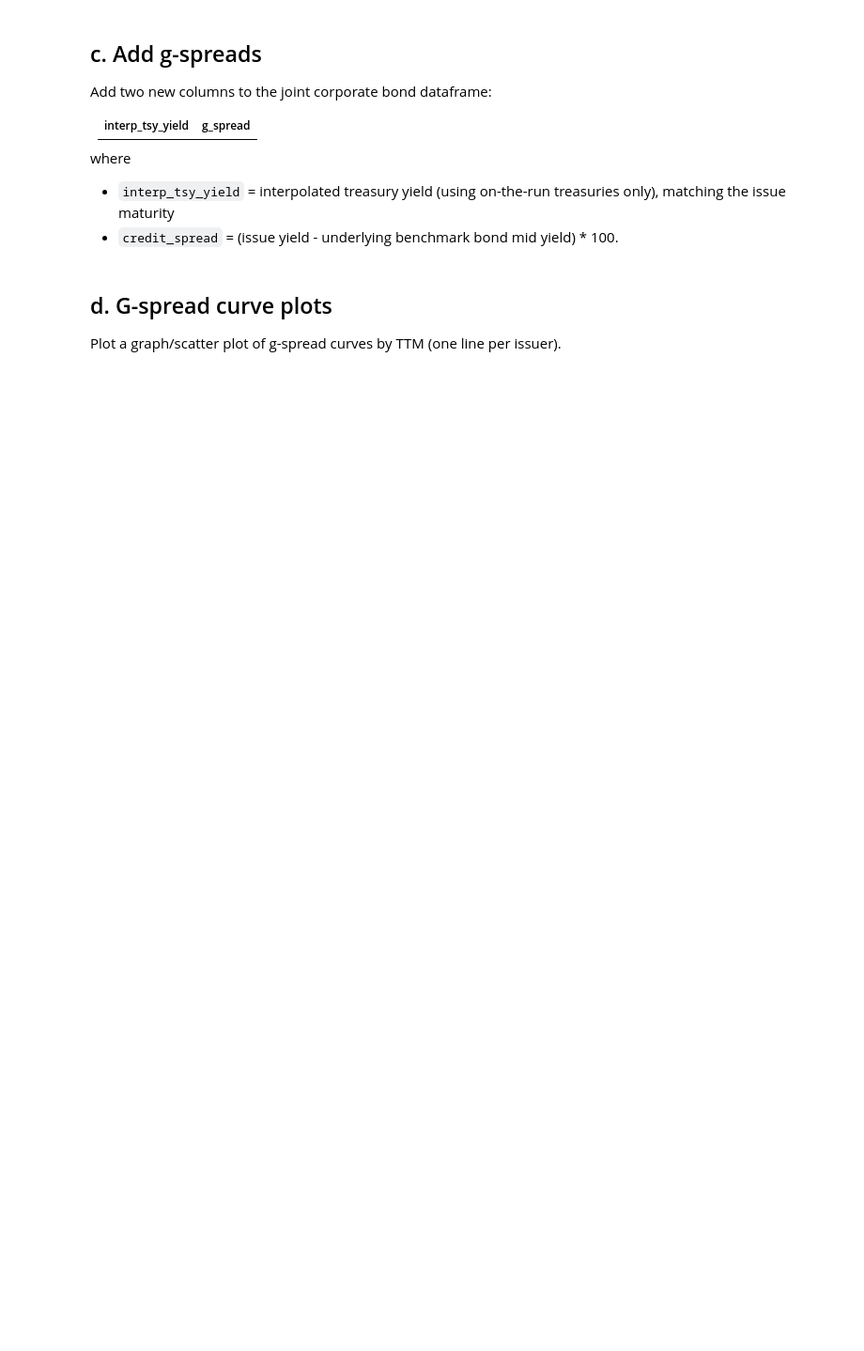
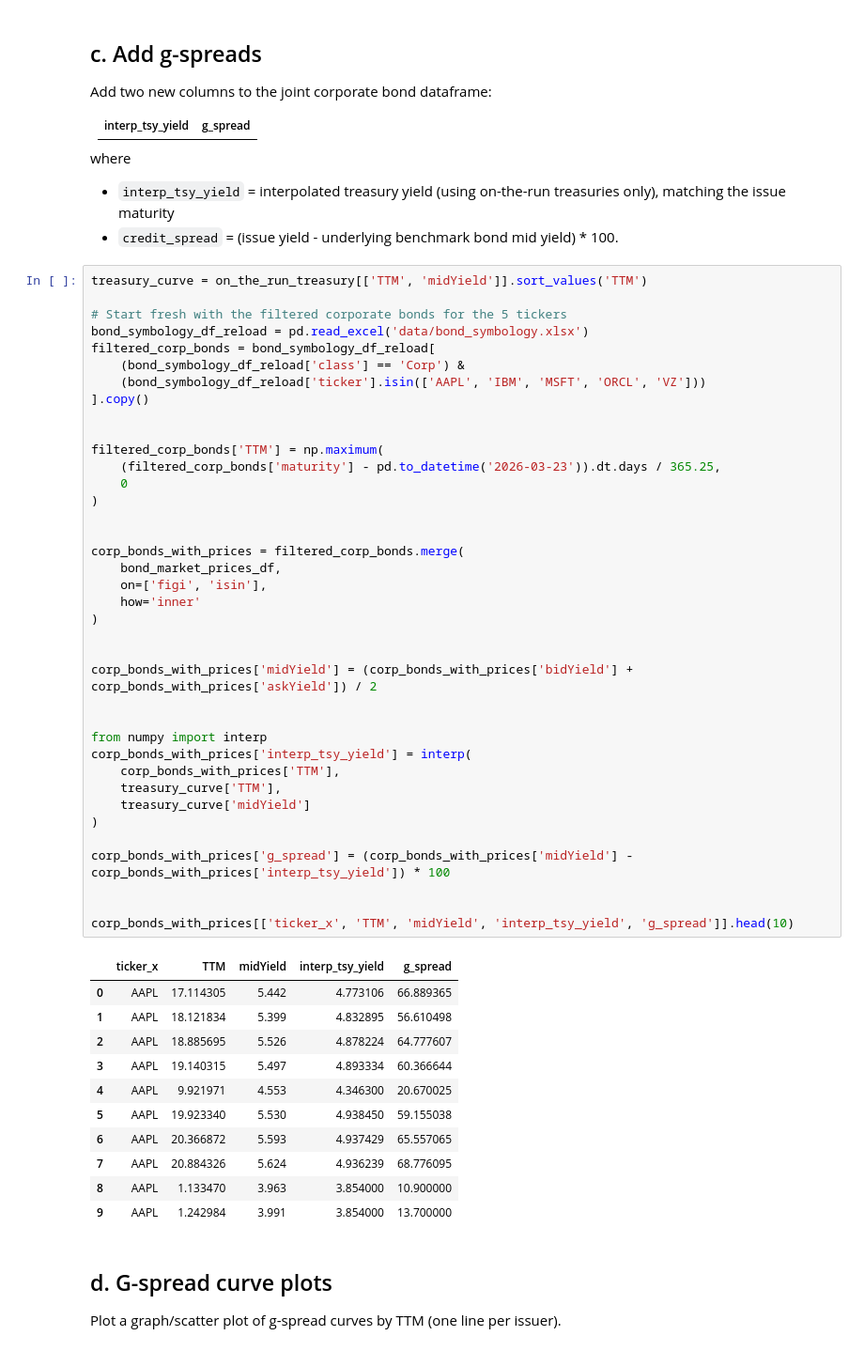
Before and after one commit to y3y-tech/Credit_Markets, a Jupyter notebook: UChicago_FINM_35700_CreditMarkets_Spring2026_Homework_1/UChicago_FINM_35700_CreditMarkets_Spring2026_Homework_1.ipynb, the cells around one changed output. Shown at 94% size. Cells and saved outputs as stored; diff of their text form; blank space fills up the shorter version.

```diff
--- a/UChicago_FINM_35700_CreditMarkets_Spring2026_Homework_1/UChicago_FINM_35700_CreditMarkets_Spring2026_Homework_1.ipynb
+++ b/UChicago_FINM_35700_CreditMarkets_Spring2026_Homework_1/UChicago_FINM_35700_CreditMarkets_Spring2026_Homework_1.ipynb
@@ -494,6 +515,56 @@ where
 
 *  `interp_tsy_yield` = interpolated treasury yield (using on-the-run treasuries only), matching the issue maturity
 *  `credit_spread` = (issue yield - underlying benchmark bond mid yield) * 100.
+# %%
+treasury_curve = on_the_run_treasury[['TTM', 'midYield']].sort_values('TTM')
+
+# Start fresh with the filtered corporate bonds for the 5 tickers
+bond_symbology_df_reload = pd.read_excel('data/bond_symbology.xlsx')
+filtered_corp_bonds = bond_symbology_df_reload[
+    (bond_symbology_df_reload['class'] == 'Corp') &
+    (bond_symbology_df_reload['ticker'].isin(['AAPL', 'IBM', 'MSFT', 'ORCL', 'VZ']))
+].copy()
+
+
+filtered_corp_bonds['TTM'] = np.maximum(
+    (filtered_corp_bonds['maturity'] - pd.to_datetime('2026-03-23')).dt.days / 365.25,
+    0
+)
+
+
+corp_bonds_with_prices = filtered_corp_bonds.merge(
+    bond_market_prices_df,
+    on=['figi', 'isin'],
+    how='inner'
+)
+
+
+corp_bonds_with_prices['midYield'] = (corp_bonds_with_prices['bidYield'] + corp_bonds_with_prices['askYield']) / 2
+
+
+from numpy import interp
+corp_bonds_with_prices['interp_tsy_yield'] = interp(
+    corp_bonds_with_prices['TTM'],
+    treasury_curve['TTM'],
+    treasury_curve['midYield']
+)
+
+corp_bonds_with_prices['g_spread'] = (corp_bonds_with_prices['midYield'] - corp_bonds_with_prices['interp_tsy_yield']) * 100
+
+
+corp_bonds_with_prices[['ticker_x', 'TTM', 'midYield', 'interp_tsy_yield', 'g_spread']].head(10)
+# %% [output]
+|  | ticker_x | TTM | midYield | interp_tsy_yield | g_spread |
+| 0 | AAPL | 17.114305 | 5.442 | 4.773106 | 66.889365 |
+| 1 | AAPL | 18.121834 | 5.399 | 4.832895 | 56.610498 |
+| 2 | AAPL | 18.885695 | 5.526 | 4.878224 | 64.777607 |
+| 3 | AAPL | 19.140315 | 5.497 | 4.893334 | 60.366644 |
+| 4 | AAPL | 9.921971 | 4.553 | 4.346300 | 20.670025 |
+| 5 | AAPL | 19.923340 | 5.530 | 4.938450 | 59.155038 |
+| 6 | AAPL | 20.366872 | 5.593 | 4.937429 | 65.557065 |
+| 7 | AAPL | 20.884326 | 5.624 | 4.936239 | 68.776095 |
+| 8 | AAPL | 1.133470 | 3.963 | 3.854000 | 10.900000 |
+| 9 | AAPL | 1.242984 | 3.991 | 3.854000 | 13.700000 |
 # %% [markdown]
 ## d. G-spread curve plots
 
```
Also changed, not shown: parts of 5 cells of this notebook, 2 other files.
